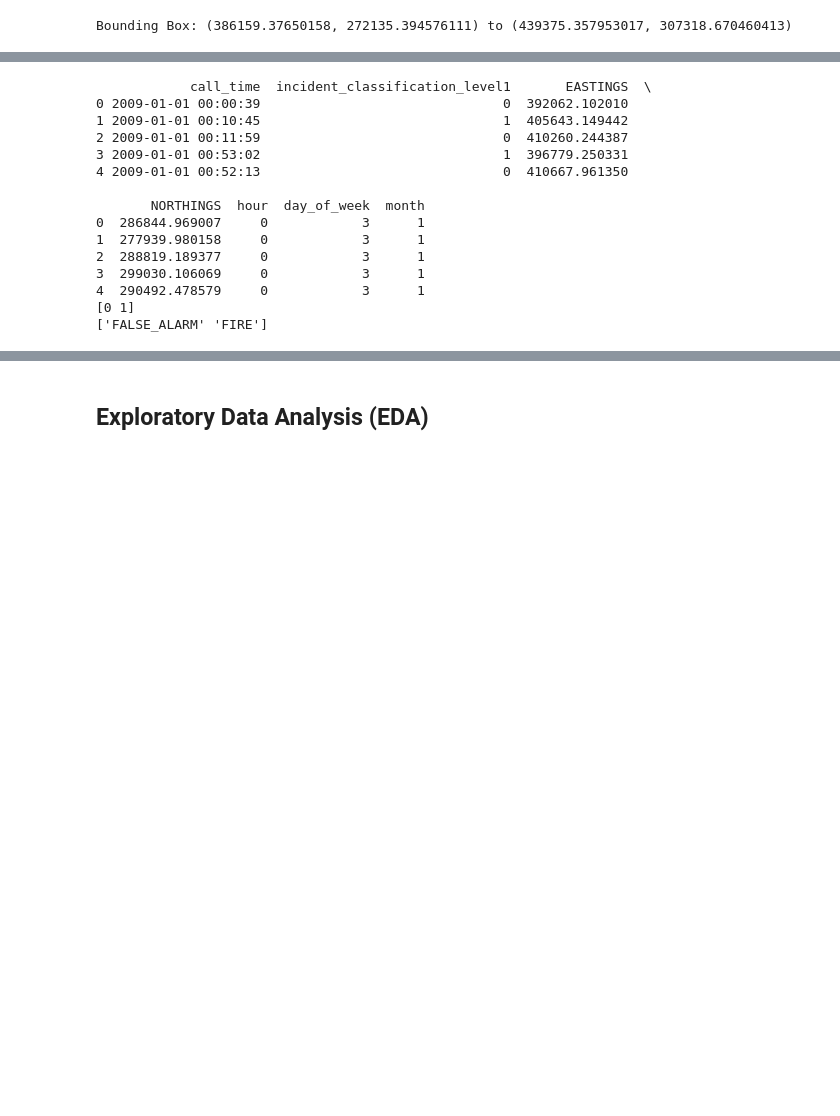
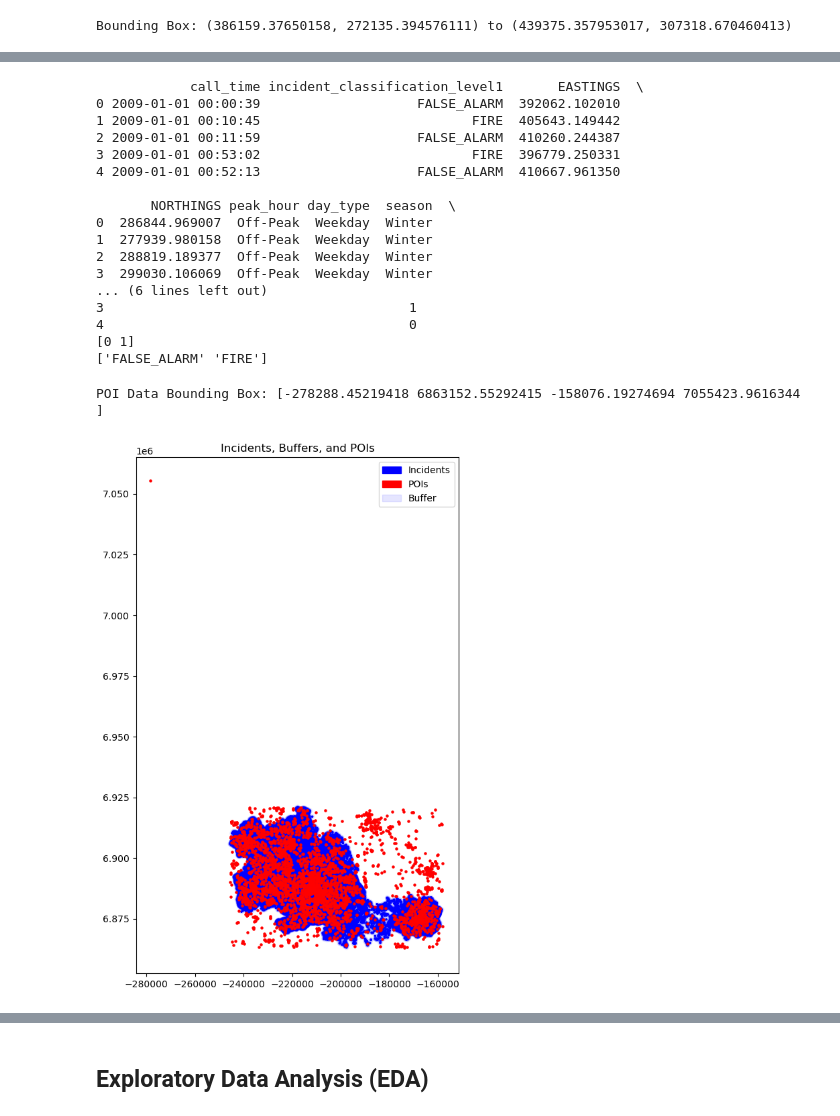
Before and after one commit to gordenleee/CASA_2024_Yunlong_Li, a Jupyter notebook: dissertation.ipynb, the cells around one changed output, grey strips where cells are left out. Drawn from its saved outputs; the diff is of its cells as text; code cells hidden in the pictures; blank space fills up the shorter version.

Commit message:
Update temporal and spatial feature

```diff
--- a/dissertation.ipynb
+++ b/dissertation.ipynb
@@ -181,27 +293,75 @@ Bounding Box: (386159.37650158, 272135.394576111) to (439375.357953017, 307318.6
 # %%
 # Label encode the 'incident_classification_level1' column
 label_encoder = LabelEncoder()
-incidents_df['incident_classification_level1'] = label_encoder.fit_transform(incidents_df['incident_classification_level1'])
+incidents_df['incident_classification_level1_encoded'] = label_encoder.fit_transform(incidents_df['incident_classification_level1'])
 
 # Display the first few rows to see the new encoded column
 print(incidents_df.head())
 
 # Check the unique values in the encoded column to ensure it worked correctly
-print(incidents_df['incident_classification_level1'].unique())
+print(incidents_df['incident_classification_level1_encoded'].unique())
 print(label_encoder.classes_)
 # %% [output]
-            call_time  incident_classification_level1       EASTINGS  \
-0 2009-01-01 00:00:39                               0  392062.102010
-1 2009-01-01 00:10:45                               1  405643.149442
-2 2009-01-01 00:11:59                               0  410260.244387
-3 2009-01-01 00:53:02                               1  396779.250331
-4 2009-01-01 00:52:13                               0  410667.961350
+            call_time incident_classification_level1       EASTINGS  \
+0 2009-01-01 00:00:39                    FALSE_ALARM  392062.102010
+1 2009-01-01 00:10:45                           FIRE  405643.149442
+2 2009-01-01 00:11:59                    FALSE_ALARM  410260.244387
+3 2009-01-01 00:53:02                           FIRE  396779.250331
+4 2009-01-01 00:52:13                    FALSE_ALARM  410667.961350
 
-       NORTHINGS  hour  day_of_week  month
-0  286844.969007     0            3      1
-1  277939.980158     0            3      1
-2  288819.189377     0            3      1
-3  299030.106069     0            3      1
-4  290492.478579     0            3      1
+       NORTHINGS peak_hour day_type  season  \
+0  286844.969007  Off-Peak  Weekday  Winter
+1  277939.980158  Off-Peak  Weekday  Winter
+2  288819.189377  Off-Peak  Weekday  Winter
+3  299030.106069  Off-Peak  Weekday  Winter
+... (6 lines left out)
+3                                       1
+4                                       0
 [0 1]
 ['FALSE_ALARM' 'FIRE']
+# %%
+# Convert incident data to GeoDataFrame with original CRS (EPSG:27700)
+incidents_gdf = gpd.GeoDataFrame(incidents_df, geometry=gpd.points_from_xy(incidents_df.EASTINGS, incidents_df.NORTHINGS), crs="EPSG:27700")
+
+# Transform the CRS of incidents to EPSG:4326 (WGS84)
+incidents_gdf = incidents_gdf.to_crs(epsg=4326)
+
+# Convert the CRS to a projected CRS (EPSG:3857) for accurate buffering
+incidents_gdf = incidents_gdf.to_crs(epsg=3857)
+
+# Load POI data (assuming GeoJSON format)
+poi_data = gpd.read_file("export.geojson")
+
+# Ensure POI data CRS is EPSG:4326, then convert to EPSG:3857 for accurate spatial join
+if poi_data.crs != "EPSG:4326":
+    poi_data = poi_data.to_crs(epsg=4326)
+poi_data = poi_data.to_crs(epsg=3857)
+
+# Check the extent of the POI data
+print("POI Data Bounding Box:", poi_data.total_bounds)
+
+# Buffer incidents to find nearby POIs (e.g., within 500 meters)
+buffer_distance = 500  # 500 meters in projected CRS
+
+incidents_gdf['buffer'] = incidents_gdf.geometry.buffer(buffer_distance)
+incidents_gdf = incidents_gdf.set_geometry('buffer')
+# %% [output]
+POI Data Bounding Box: [-278288.45219418 6863152.55292415 -158076.19274694 7055423.9616344 ]
+# %%
+# Plot the incident locations with buffers and POIs
+fig, ax = plt.subplots(figsize=(10, 10))
+
+incidents_gdf.plot(ax=ax, color='blue', markersize=5, label='Incidents')
+incidents_gdf.buffer(buffer_distance).plot(ax=ax, color='blue', alpha=0.1, label='Buffer')
+poi_data.plot(ax=ax, color='red', markersize=5, label='POIs')
+
+# Create custom legend handles
+incidents_patch = mpatches.Patch(color='blue', label='Incidents')
+pois_patch = mpatches.Patch(color='red', label='POIs')
+buffer_patch = mpatches.Patch(color='blue', alpha=0.1, label='Buffer')
+
+plt.legend(handles=[incidents_patch, pois_patch, buffer_patch])
+plt.title('Incidents, Buffers, and POIs')
+plt.show()
+# %% [output]
+[figure, added]
```
Also changed, not shown: parts of 18 cells of this notebook, 1 other file.
